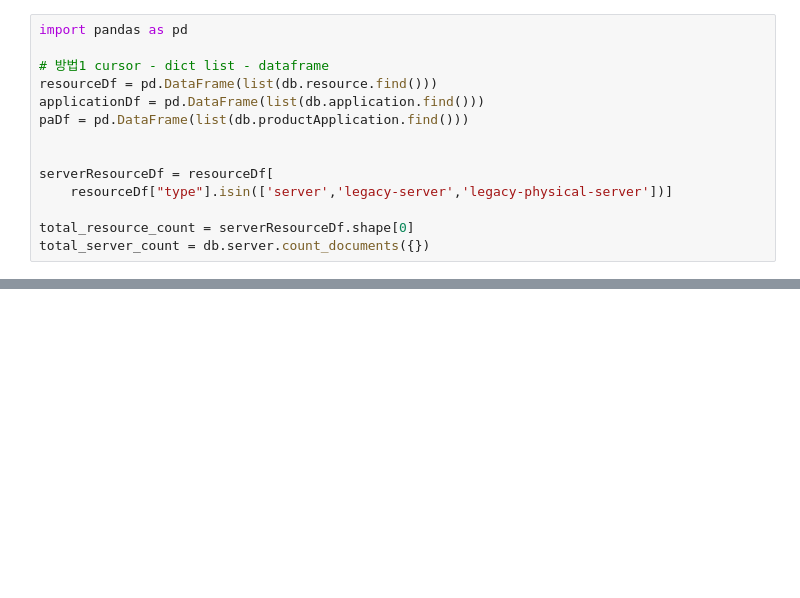
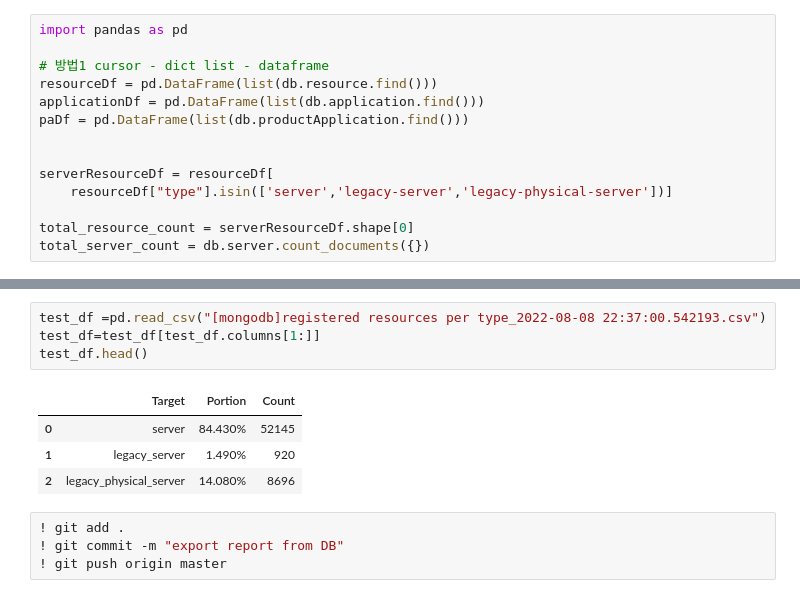
Before and after one commit to 2jimoo/statistics_with_mongodb_s3_papermill_k8s, a Jupyter notebook: pymongo_registration_rate.ipynb, the cells around one changed output, grey strips where cells are left out. Drawn from its saved outputs; the diff is of its cells as text; blank space fills up the shorter version.

Commit message:
export report from DB

```diff
--- a/pymongo_registration_rate.ipynb
+++ b/pymongo_registration_rate.ipynb
@@ -30,0 +134,13 @@ print(default_pa_id)
+# %%
+test_df =pd.read_csv("[mongodb]registered resources per type_2022-08-08 22:37:00.542193.csv")
+test_df=test_df[test_df.columns[1:]]
+test_df.head()
+# %% [output]
+|  | Target | Portion | Count |
+| 0 | server | 84.430% | 52145 |
+| 1 | legacy_server | 1.490% | 920 |
+| 2 | legacy_physical_server | 14.080% | 8696 |
+# %%
+! git add .
+! git commit -m "export report from DB"
+! git push origin master
```
Also changed, not shown: parts of 11 cells of this notebook, 10 other files.
